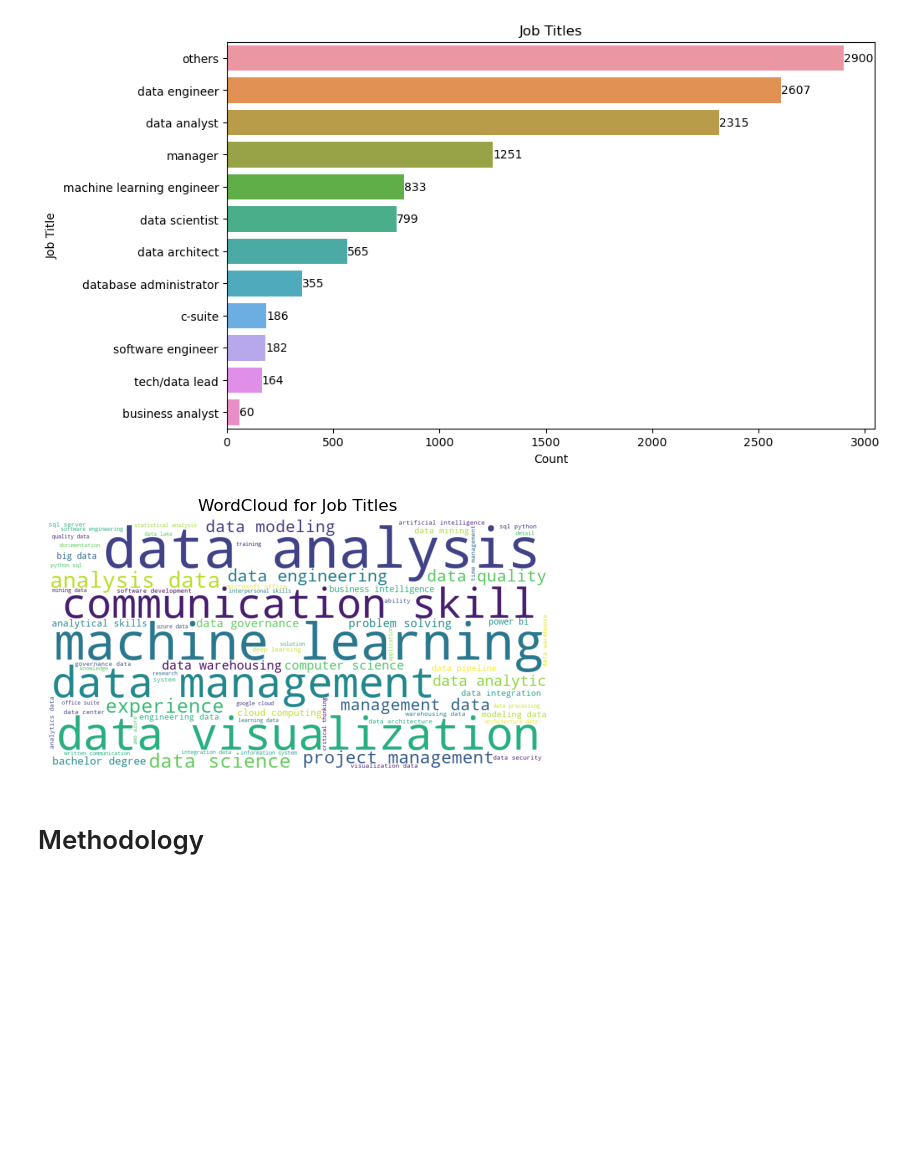
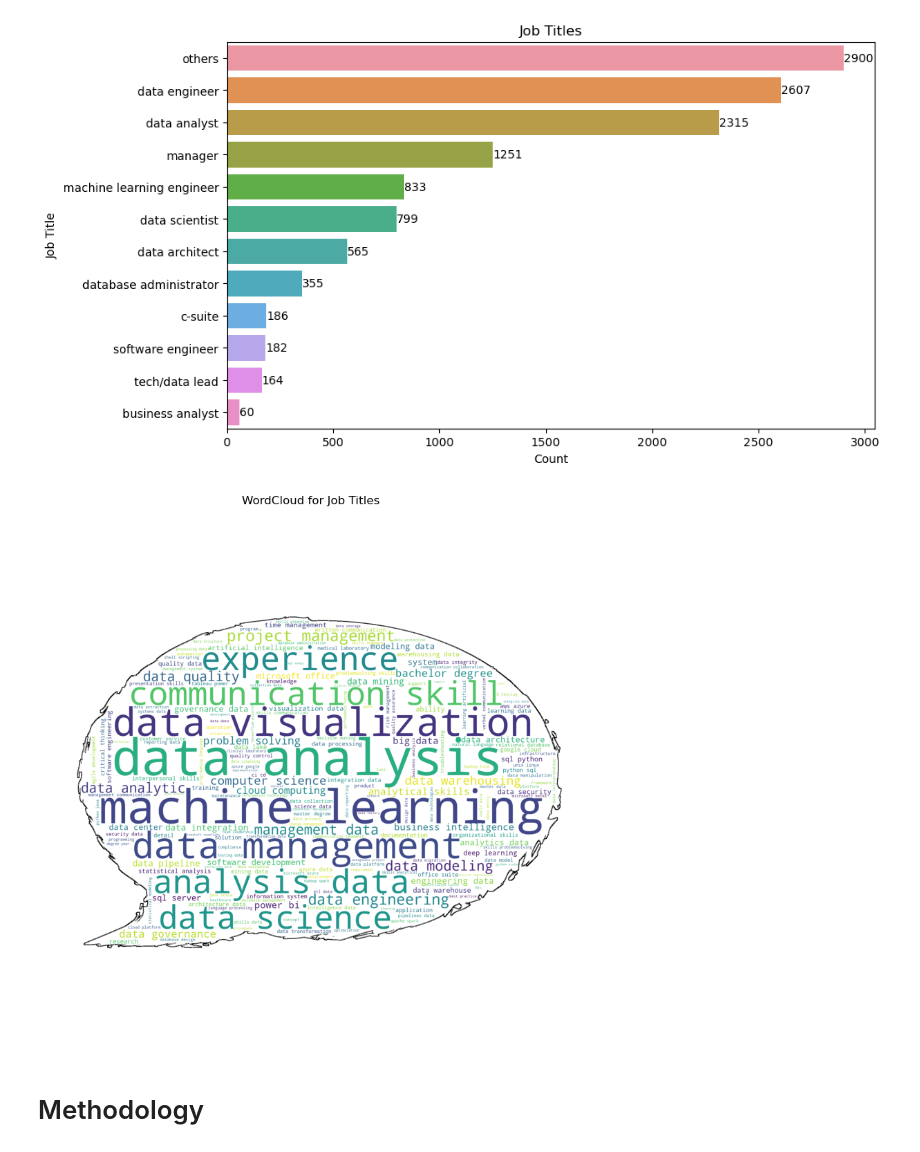
Before and after one commit to vsitucal-personal/DMW2_Final, a Jupyter notebook: DMW2_not_interactive SAB_V.ipynb, the cells around one changed output. Cells and saved outputs as stored; diff of their text form; code cells hidden in the pictures; blank space fills up the shorter version.

```diff
--- a/DMW2_not_interactive SAB_V.ipynb
+++ b/DMW2_not_interactive SAB_V.ipynb
@@ -115,19 +115,32 @@ list_of_lists = merged_df["job_skills_"].to_list()
 list_of_words = [item for sublist in list_of_lists for item in sublist]
 # %%
 from wordcloud import WordCloud, STOPWORDS
-wordcloud = WordCloud(width=800, height=400,
-                      background_color='white',
-                      stopwords=set(STOPWORDS),
-                      min_font_size=8).generate(' '.join(list_of_words))
+from PIL import Image
+import matplotlib.pyplot as plt
+import matplotlib.image as mpimg
+from skimage.color import rgb2gray
+import numpy as np
 
-plt.figure(figsize=(5, 5), facecolor=None)
+cat_mask = np.array(Image.open('images/comment.png'))
+
+# cat_mask = rgb2gray(mpimg.imread('images/alice.png'))
+# display(cat_mask)
+wordcloud = WordCloud(
+    mask=cat_mask,
+    background_color='white',
+    stopwords=set(STOPWORDS),
+    contour_width=1,
+    # contour_color='steelblue',
+    min_font_size=1
+).generate(' '.join(list_of_words))
+
+plt.figure(figsize=(10, 10))
 plt.imshow(wordcloud)
 plt.axis("off")
-plt.tight_layout(pad=0)
 plt.title("WordCloud for Job Titles")
 plt.show()
 # %% [output]
-[figure, old version]
+[figure, new version]
 # %% [markdown]
 # Methodology
 # %% [markdown]
```
Also changed, not shown: parts of 5 cells of this notebook, 3 other files.
